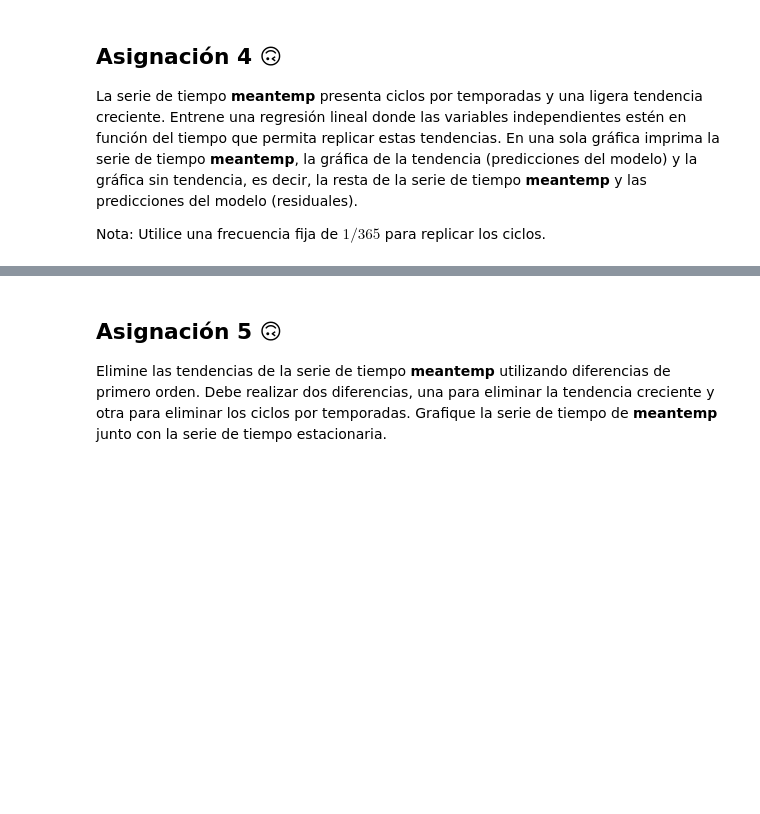
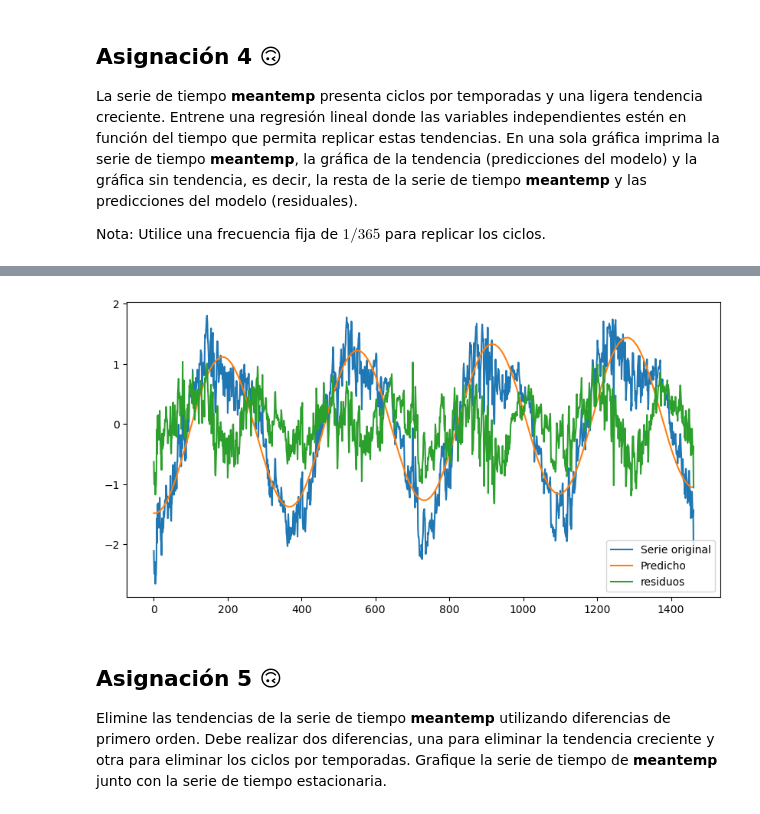
Before and after one commit to svroo/Time_series, a Jupyter notebook: Practica 3/3 - Preprocesamiento de Series de Tiempo.ipynb, the cells around one changed output, grey strips where cells are left out. Drawn from its saved outputs; the diff is of its cells as text; code cells hidden in the pictures; blank space fills up the shorter version.

```diff
--- a/Practica 3/3 - Preprocesamiento de Series de Tiempo.ipynb
+++ b/Practica 3/3 - Preprocesamiento de Series de Tiempo.ipynb
@@ -140,3 +133,35 @@ array(['2013-01-01T00:00:00.000000000', '2013-01-02T00:00:00.000000000',
+# %%
+t = np.arange(len(data.date))
+
+frecuencia = 1/365
+cos = np.cos(2*np.pi * frecuencia* t)
+sin = np.sin(2*np.pi * frecuencia * t)
+
+# sen = np.sen()
+x = pd.DataFrame(
+    {'Bayes': np.ones(shape=len(data.date)),
+     'tiempo' : t,
+     'tiempo mas cos' : cos,
+     'tiempo mas sin' : sin}
+)
+
+w, residual, b, c = np.linalg.lstsq(x, data.meantemp, rcond=1)
+
+
+y_pred = np.dot(x, w)
+
+residuos = data.meantemp - y_pred
+
+# tendencia = np.dot(x, _)
+
+plt.figure(figsize=(10,5))
+plt.plot(data.meantemp, label ='Serie original')
+plt.plot(y_pred, label='Predicho')
+plt.plot(residuos, label='residuos')
+plt.legend()
+plt.show()
+# %% [output]
+[figure, added]
 # %% [markdown]
 ## Asignación 5 &#x1F643;
 
```
Also changed, not shown: parts of 7 cells of this notebook, 5 other files.
